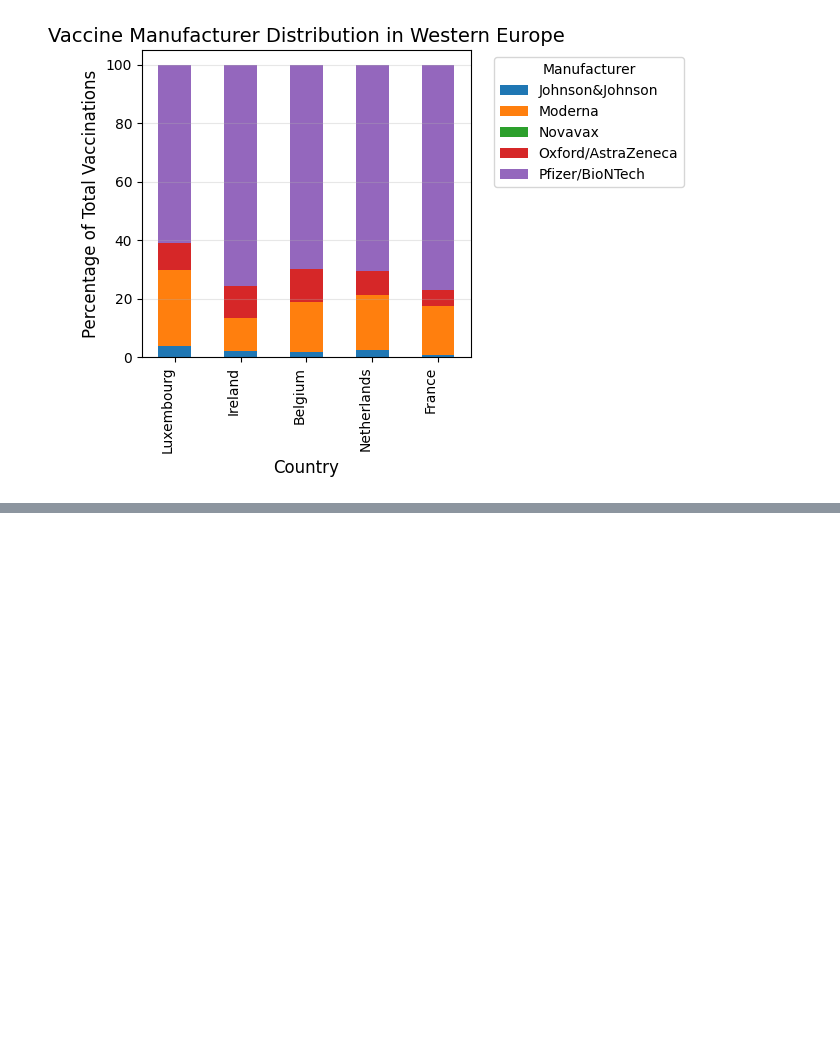
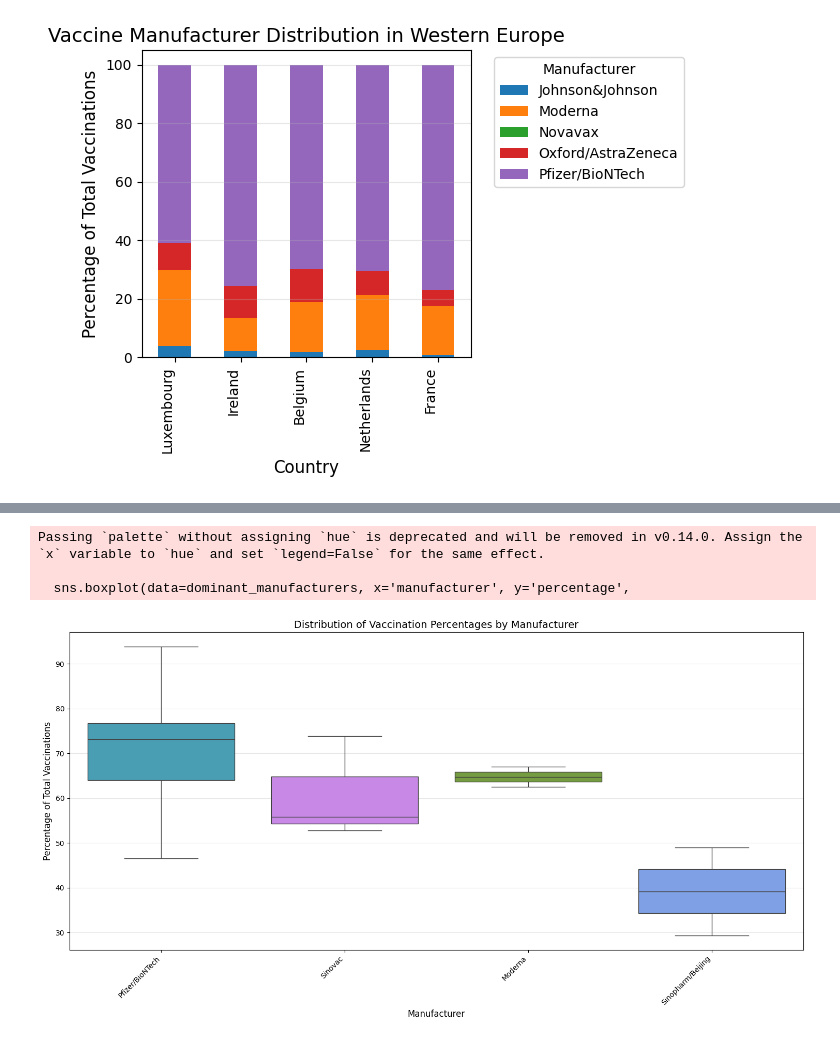
Before and after one commit to tangnatta/AUT461-Miniproject-2025, a Jupyter notebook: q3_final.ipynb, the cells around one changed output, grey strips where cells are left out. Drawn from its saved outputs; the diff is of its cells as text; code cells hidden in the pictures; blank space fills up the shorter version.

```diff
--- a/q3_final.ipynb
+++ b/q3_final.ipynb
@@ -180,0 +321,19 @@ plt.show()
+# %%
+# Get the latest data for each country-manufacturer combination
+latest_data = vaccination_by_manufacturer.sort_values('date').groupby(['country', 'manufacturer']).last()
+latest_data = latest_data.reset_index()
+
+# Calculate percentage for each manufacturer within each country
+country_totals = latest_data.groupby('country')['total_vaccinations'].sum()
+latest_data['percentage'] = latest_data.apply(
+    lambda x: (x['total_vaccinations'] / country_totals[x['country']]) * 100, axis=1)
+
+# Find dominant manufacturer for each country
+dominant_manufacturers = latest_data.loc[latest_data.groupby('country')['percentage'].idxmax()]
+dominant_manufacturers = dominant_manufacturers.sort_values('percentage', ascending=False)
+
+# Display results
+print("Dominant Manufacturers by Country:")
+print("=================================")
+for _, row in dominant_manufacturers.iterrows():
+    print(f"{row['country']}: {row['manufacturer']} ({row['percentage']:.1f}%)")
@@ -180,0 +358,30 @@ plt.show()
+# %%
+# Create a block plot
+plt.figure(figsize=(15, 8))
+
+# Create box plot
+sns.boxplot(data=dominant_manufacturers, x='manufacturer', y='percentage',
+            palette=manufacturer_colors)
+
+# Customize the plot
+plt.title('Distribution of Vaccination Percentages by Manufacturer', fontsize=14)
+plt.xlabel('Manufacturer', fontsize=12)
+plt.ylabel('Percentage of Total Vaccinations', fontsize=12)
+plt.xticks(rotation=45, ha='right')
+plt.grid(axis='y', alpha=0.3)
+
+# Add median values as text
+# medians = latest_data.groupby('manufacturer')['percentage'].median()
+# for i, median in enumerate(medians):
+#     plt.text(i, median, f'{median:.1f}%',
+#              horizontalalignment='center',
+#              verticalalignment='bottom',
+#              fontsize=8)
+
+plt.tight_layout()
+plt.show()
+# %% [output]
+Passing `palette` without assigning `hue` is deprecated and will be removed in v0.14.0. Assign the `x` variable to `hue` and set `legend=False` for the same effect.
+
+  sns.boxplot(data=dominant_manufacturers, x='manufacturer', y='percentage',
+[figure, added]
```
Also changed, not shown: parts of 11 cells of this notebook, 7 other files.
